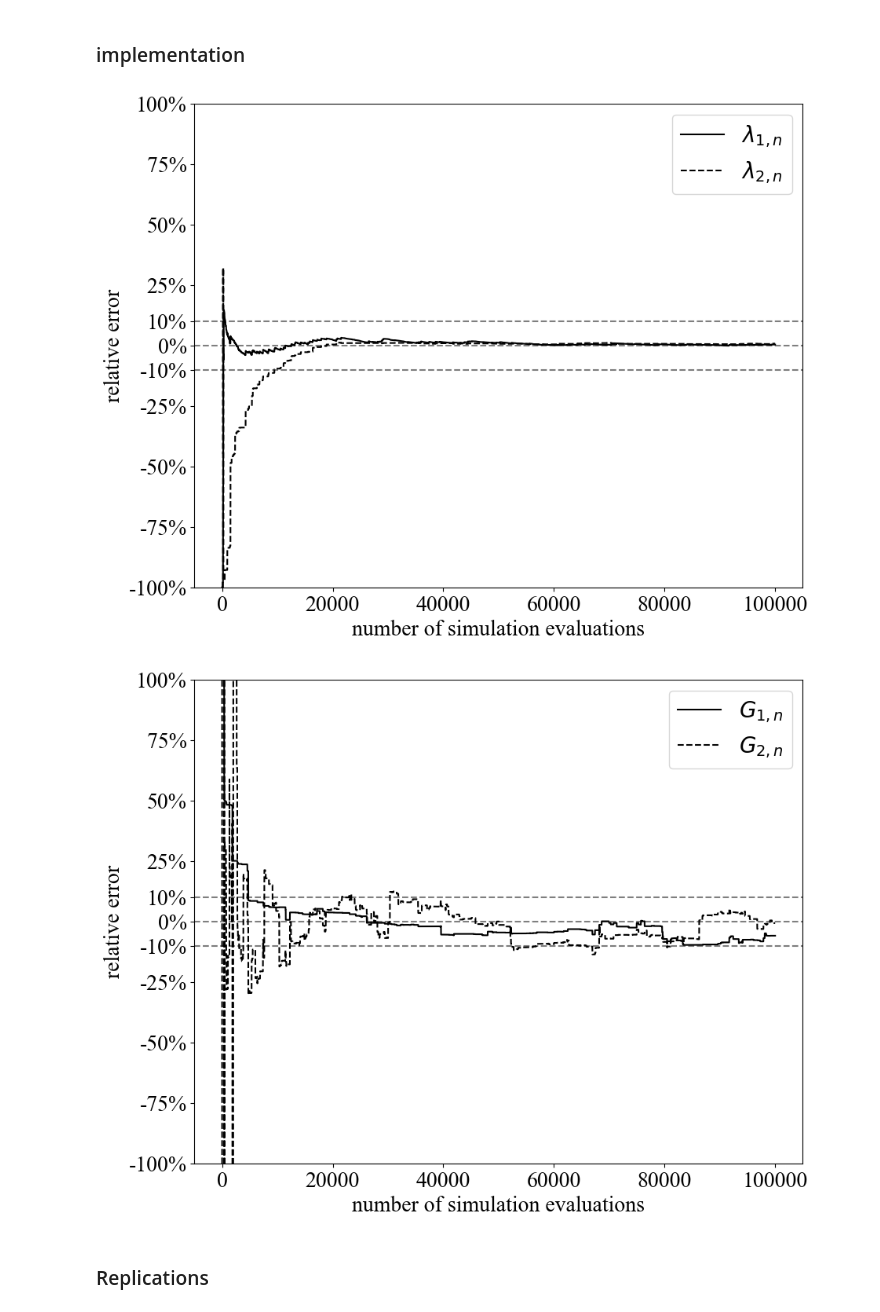
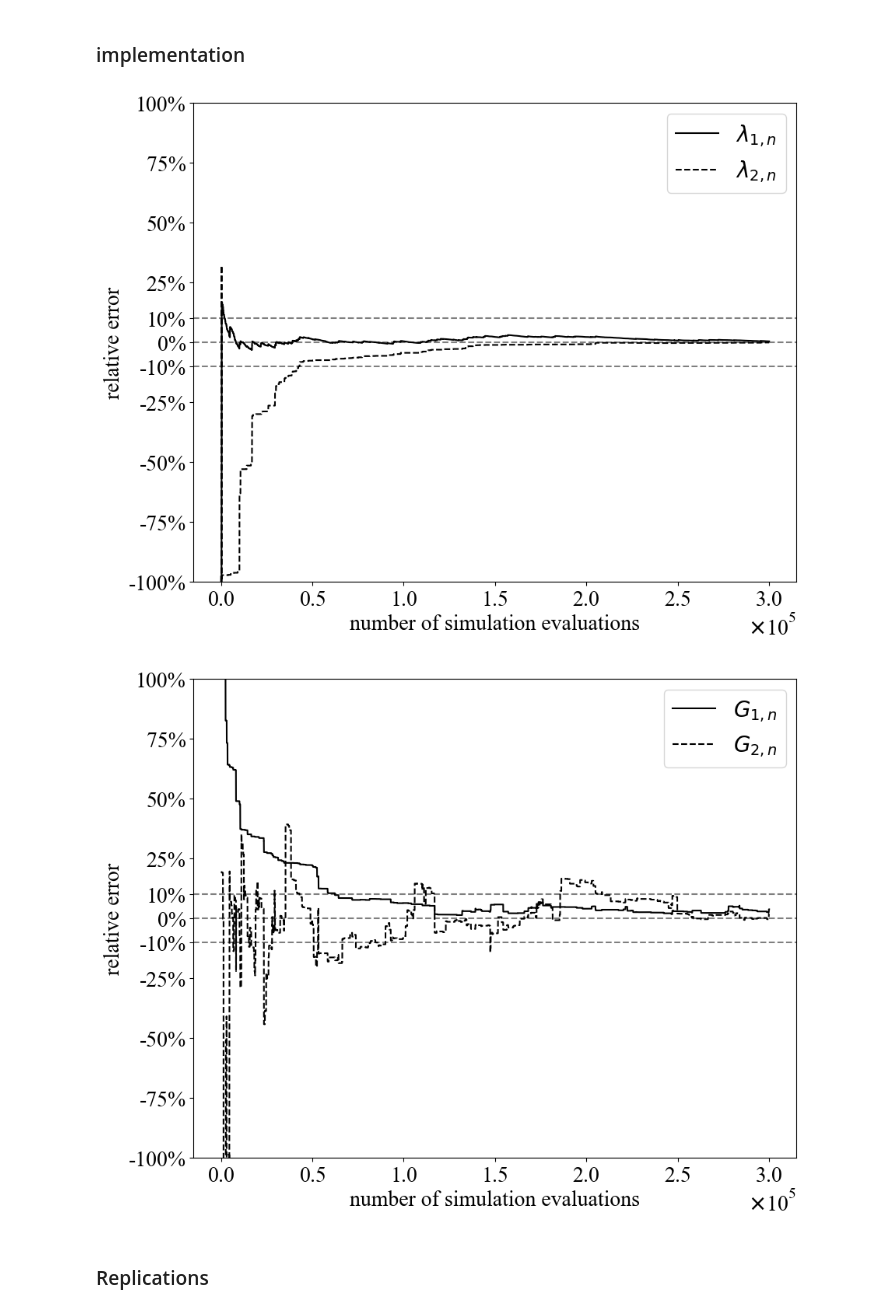
Before and after one commit to HaoJimmyCAO/Kernel-Based-Stochastic-Approximation, a Jupyter notebook: scripts/KBSA_portfolio.ipynb, the cells around one changed output. Saved outputs shown, nothing was run; the diff lists cells and outputs as text; code cells hidden in the pictures.

```diff
--- a/scripts/KBSA_portfolio.ipynb
+++ b/scripts/KBSA_portfolio.ipynb
@@ -69,12 +69,13 @@ with np.errstate(invalid='raise'):
         print('Error: Division by Zero')
 # %%
 style=itertools.cycle(["-","--","-.",":"])
+num_eva=[x*3 for x in range(N)]
 
 bias = [(l_-l1_true)/abs(l1_true) for l_ in l1[0]]
-plt.plot(range(len(bias)), bias, mec='r', mfc='w', label = r'$\lambda_{1,n}$', color='k', linestyle = next(style))
+plt.plot(num_eva, bias[1:], label = r'$\lambda_{1,n}$', color='k', linestyle = next(style))
 
 bias = [(l_-l2_true)/abs(l2_true) for l_ in l1[1]]
-plt.plot(range(len(bias)), bias, mec='r', mfc='w', label = r'$\lambda_{2,n}$', color='k', linestyle = next(style))
+plt.plot(num_eva, bias[1:], label = r'$\lambda_{2,n}$', color='k', linestyle = next(style))
 
 plt.axhline(0, color = 'k', alpha = .5, linestyle = '--')
 plt.axhline(0.1, color = 'k', alpha = .5, linestyle = '--')
@@ -84,36 +85,38 @@ plt.legend()
 plt.yticks([-1,-.75,-.5,-.25,-.1, 0,
             .1,.25,.5,.75,1])
 plt.ylabel('relative error')
-plt.xlabel('number of simulation evaluations')
-
+plt.xlabel(r'number of simulation evaluations')
+plt.gca().ticklabel_format(axis='x', style='sci', scilimits=(0,0),useMathText=True)
 plt.gca().yaxis.set_major_formatter(FuncFormatter(to_percent))
 # plt.savefig('../results/converge_portfolio_measures.pdf')
 plt.show()
 # %% [output]
-[figure, old version]
+[figure, new version]
 # %%
 style=itertools.cycle(["-","--","-.",":"])
+num_eva=[x*3 for x in range(N)]
 
 bias = [(Dl1_-dl1_true)/abs(dl1_true) for Dl1_ in Gl1[0]]
-plt.plot(range(len(bias)), bias, mec='r', mfc='w', label = r'$G_{1,n}$', color='k', linestyle = next(style))
+plt.plot(num_eva, bias[1:], label = r'$G_{1,n}$', color='k', linestyle = next(style))
 
 bias = [(Dl_-dl2_true)/abs(dl2_true) for Dl_ in Gl1[1]]
-plt.plot(range(len(bias)), bias, mec='r', mfc='w', label = r'$G_{2,n}$', color='k', linestyle = next(style))
+plt.plot(num_eva, bias[1:], label = r'$G_{2,n}$', color='k', linestyle = next(style))
 
 plt.axhline(0, color = 'k', alpha = .5, linestyle = '--')
 plt.axhline(0.1, color = 'k', alpha = .5, linestyle = '--')
 plt.axhline(-0.1, color = 'k', alpha = .5, linestyle = '--')
 plt.ylim(-1,1)
 plt.legend()
 plt.yticks([-1,-.75,-.5,-.25,-.1, 0,
             .1,.25,.5,.75,1])
 plt.ylabel('relative error')
 plt.xlabel('number of simulation evaluations')
 plt.gca().yaxis.set_major_formatter(FuncFormatter(to_percent))
+plt.gca().ticklabel_format(axis='x', style='sci', scilimits=(0,0),useMathText=True)
 # plt.savefig('../results/converge_portfolio_gradients.pdf')
 plt.show()
 # %% [output]
-[figure, old version]
+[figure, new version]
 # %% [markdown]
 ### Replications
 # %%
```
Also changed, not shown: 2 other files.
